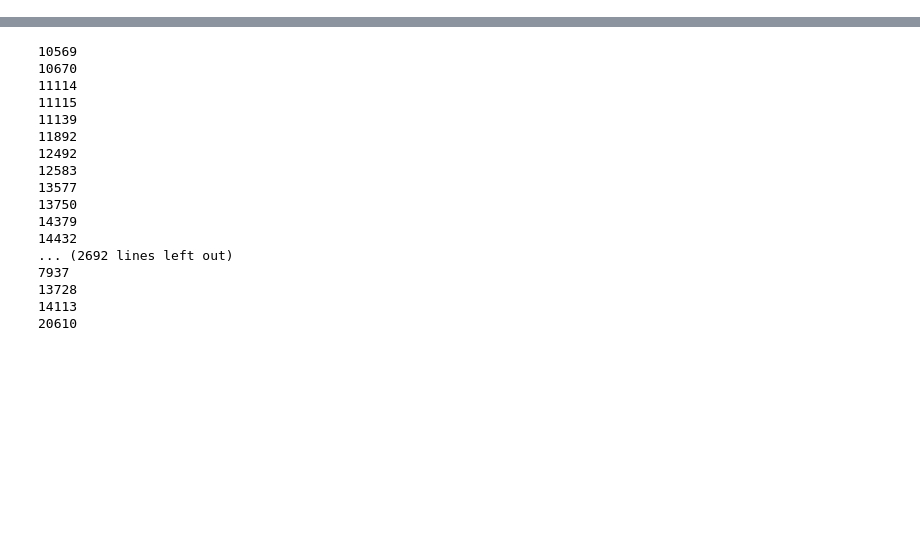
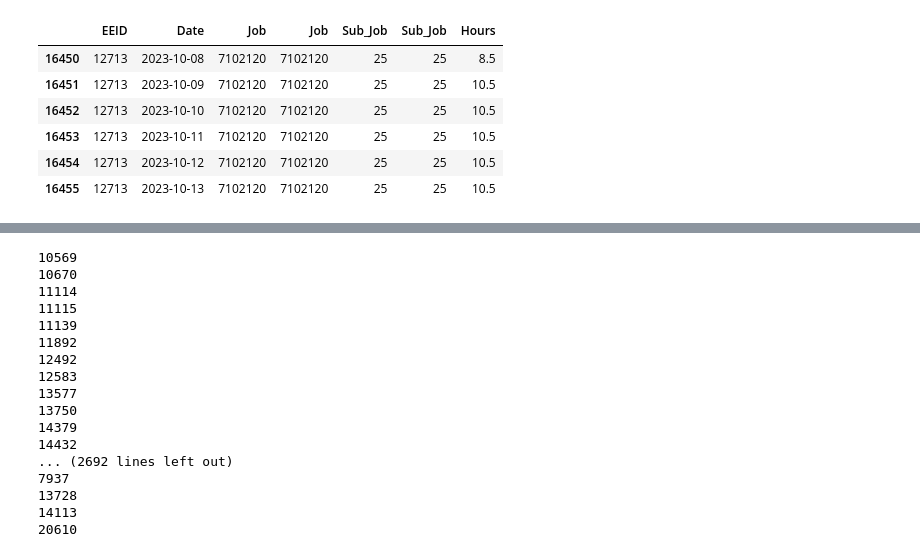
Before and after one commit to jbeachyMoss/LaborHours_Compare, a Jupyter notebook: DataValidation.ipynb, the cells around one changed output, grey strips where cells are left out. Saved outputs shown, nothing was run; the diff lists cells and outputs as text; code cells hidden in the pictures; blank space fills up the shorter version.

Commit message:
implement the EEID code into the main WD cell

```diff
--- a/DataValidation.ipynb
+++ b/DataValidation.ipynb
@@ -61,6 +61,9 @@ wd_pr_df = wd_pr_df_dev.copy()
 wd_pr_df = wd_pr_df.loc[~wd_pr_df['cf_INTLRVCalculatedProjectFromTimeBlock.descriptor'].isna()]
 #Filter: Solar Jobs Only
 wd_pr_df = wd_pr_df.loc[wd_pr_df['cf_INTLRVCalculatedProjectFromTimeBlock.descriptor'].str.startswith('710')]
+#Extracting Employee ID (EEID) from 'Workers' column
+wd_pr_df['EEID'] = wd_pr_df['Workers'].str.split('(').str[1]
+wd_pr_df['EEID'] = wd_pr_df['EEID'].str.split(')').str[0]
 #This isolates the 2 digit sub job, also accomodates the sub jobs that have a letter in them like Claims (C) and Warranty (W)
 wd_pr_df['cf_INTLRVCalculatedProjectFromTimeBlock.descriptor'] = wd_pr_df['cf_INTLRVCalculatedProjectFromTimeBlock.descriptor'].str.replace('C' , '.C')
 wd_pr_df['cf_INTLRVCalculatedProjectFromTimeBlock.descriptor'] = wd_pr_df['cf_INTLRVCalculatedProjectFromTimeBlock.descriptor'].str.replace('W' , '.W')
@@ -69,9 +72,19 @@ wd_pr_df['sub_job'] = wd_pr_df['sub_job'].str.split(' ').str[0]
 #Leaves behind Job ONLY
 wd_pr_df['job'] = wd_pr_df.loc[:,'cf_INTLRVCalculatedProjectFromTimeBlock.descriptor'].str[0:7]
 #Renaming Relevant Columns
-wd_pr_df = wd_pr_df.rename({'EmployeeID':'EEID','calculatedDate':'Date','job':'Job','sub_job':'Sub_Job','amount':'Hours'},axis='columns')
+wd_pr_df = wd_pr_df.rename({'calculatedDate':'Date','job':'Job','sub_job':'Sub_Job','amount':'Hours'},axis='columns')
 wd_cols_keep = ['EEID' , 'Date' , 'Job' , 'Sub_Job' , 'Hours']
 wd_pr_df_comp = wd_pr_df.loc[:,wd_cols_keep]
+# %%
+wd_pr_df_comp.loc[(wd_pr_df_comp['EEID']=='12713')&wd_filter]
+# %% [output]
+|  | EEID | Date | Job | Job | Sub_Job | Sub_Job | Hours |
+| 16450 | 12713 | 2023-10-08 | 7102120 | 7102120 | 25 | 25 | 8.5 |
+| 16451 | 12713 | 2023-10-09 | 7102120 | 7102120 | 25 | 25 | 10.5 |
+| 16452 | 12713 | 2023-10-10 | 7102120 | 7102120 | 25 | 25 | 10.5 |
+| 16453 | 12713 | 2023-10-11 | 7102120 | 7102120 | 25 | 25 | 10.5 |
+| 16454 | 12713 | 2023-10-12 | 7102120 | 7102120 | 25 | 25 | 10.5 |
+| 16455 | 12713 | 2023-10-13 | 7102120 | 7102120 | 25 | 25 | 10.5 |
 # %%
 wd_pr_df_dev.head(1)
 # %% [output]
```
